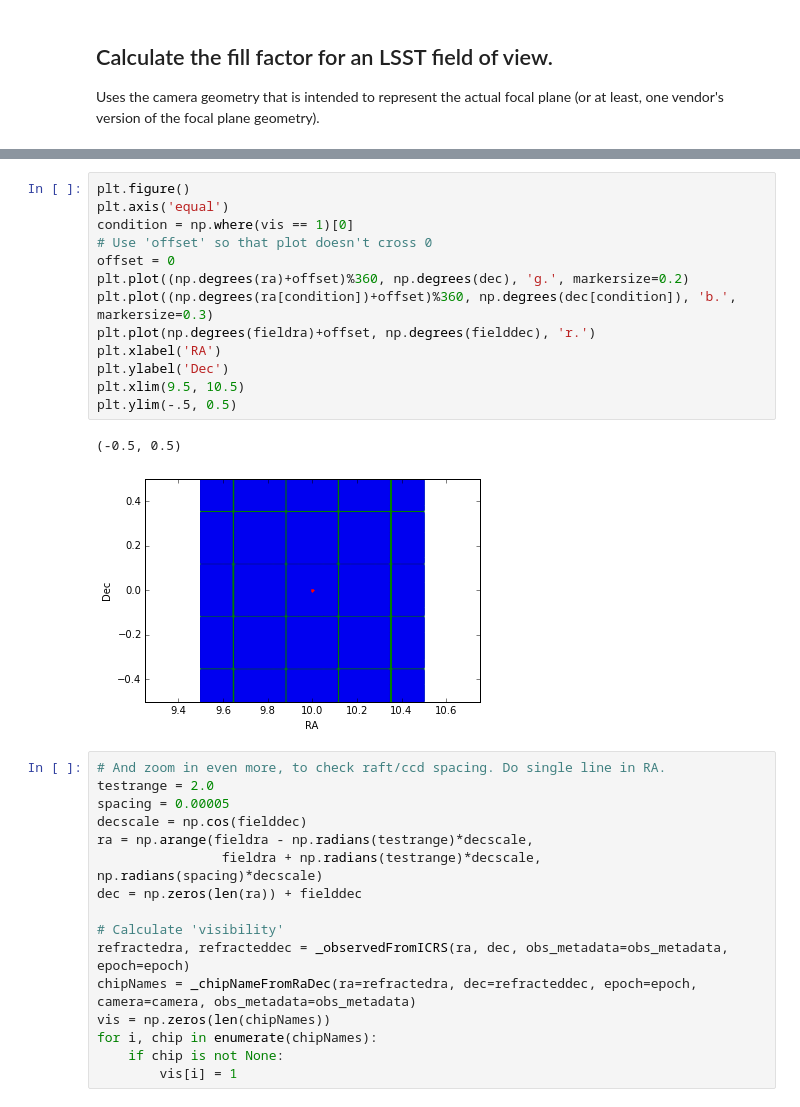
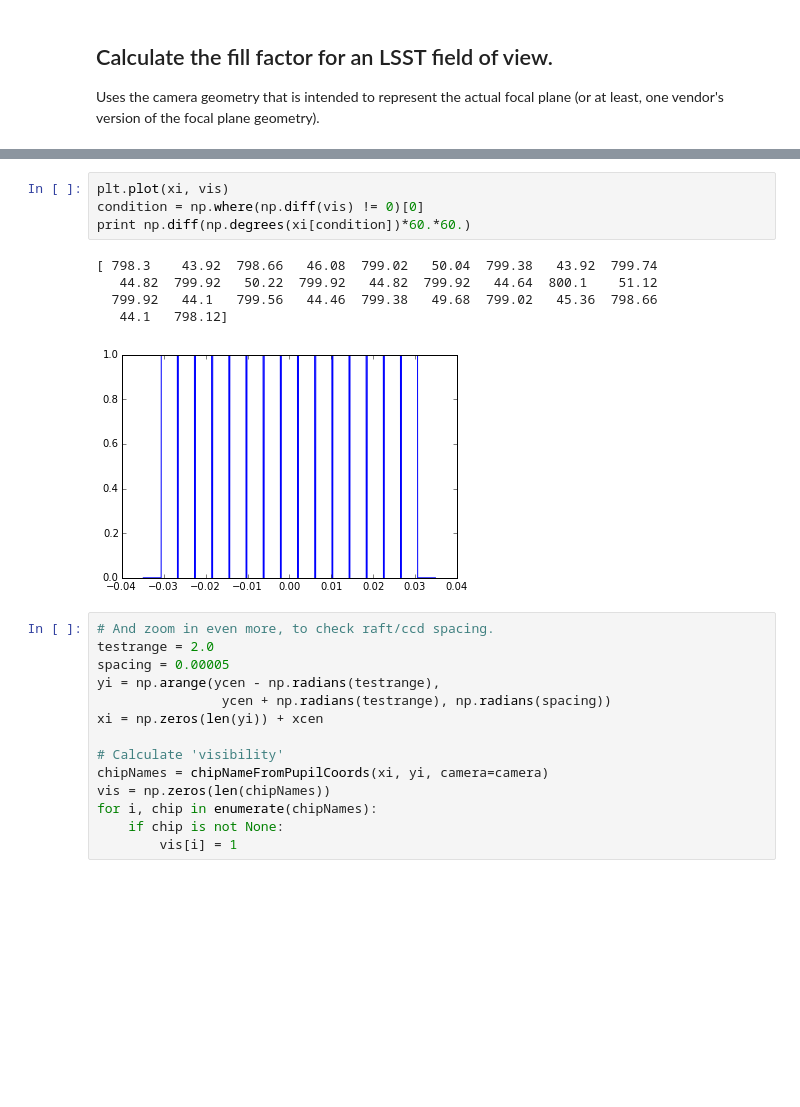
Before and after one commit to rhiannonlynne/318-proceedings, a Jupyter notebook: FillFactor.ipynb, the cells around one changed output, grey strips where cells are left out. Cells and saved outputs as stored; diff of their text form; blank space fills up the shorter version.

```diff
--- a/FillFactor.ipynb
+++ b/FillFactor.ipynb
@@ -161,34 +129,26 @@ vis = np.zeros(len(chipNames))
 for i, chip in enumerate(chipNames):
     if chip is not None:
         vis[i] = 1
-# %%
-plt.figure()
-plt.axis('equal')
-condition = np.where(vis == 1)[0]
-# Use 'offset' so that plot doesn't cross 0
-offset = 0
-plt.plot((np.degrees(ra)+offset)%360, np.degrees(dec), 'g.', markersize=0.2)
-plt.plot((np.degrees(ra[condition])+offset)%360, np.degrees(dec[condition]), 'b.', markersize=0.3)
-plt.plot(np.degrees(fieldra)+offset, np.degrees(fielddec), 'r.')
-plt.xlabel('RA')
-plt.ylabel('Dec')
-plt.xlim(9.5, 10.5)
-plt.ylim(-.5, 0.5)
-# %% [output]
-(-0.5, 0.5)
-[figure, removed]
+# %%
+plt.plot(xi, vis)
+condition = np.where(np.diff(vis) != 0)[0]
+print np.diff(np.degrees(xi[condition])*60.*60.)
+# %% [output]
+[ 798.3    43.92  798.66   46.08  799.02   50.04  799.38   43.92  799.74
+   44.82  799.92   50.22  799.92   44.82  799.92   44.64  800.1    51.12
+  799.92   44.1   799.56   44.46  799.38   49.68  799.02   45.36  798.66
+   44.1   798.12]
+[figure, added]
 # %%
-# And zoom in even more, to check raft/ccd spacing. Do single line in RA.
+# And zoom in even more, to check raft/ccd spacing.
 testrange = 2.0
 spacing = 0.00005
-decscale = np.cos(fielddec)
-ra = np.arange(fieldra - np.radians(testrange)*decscale,
-                fieldra + np.radians(testrange)*decscale, np.radians(spacing)*decscale)
-dec = np.zeros(len(ra)) + fielddec
+yi = np.arange(ycen - np.radians(testrange),
+                ycen + np.radians(testrange), np.radians(spacing))
+xi = np.zeros(len(yi)) + xcen
 
 # Calculate 'visibility'
-refractedra, refracteddec = _observedFromICRS(ra, dec, obs_metadata=obs_metadata, epoch=epoch)
-chipNames = _chipNameFromRaDec(ra=refractedra, dec=refracteddec, epoch=epoch, camera=camera, obs_metadata=obs_metadata)
+chipNames = chipNameFromPupilCoords(xi, yi, camera=camera)
 vis = np.zeros(len(chipNames))
 for i, chip in enumerate(chipNames):
     if chip is not None:
```
Also changed, not shown: parts of 11 cells of this notebook, 1 other file.
